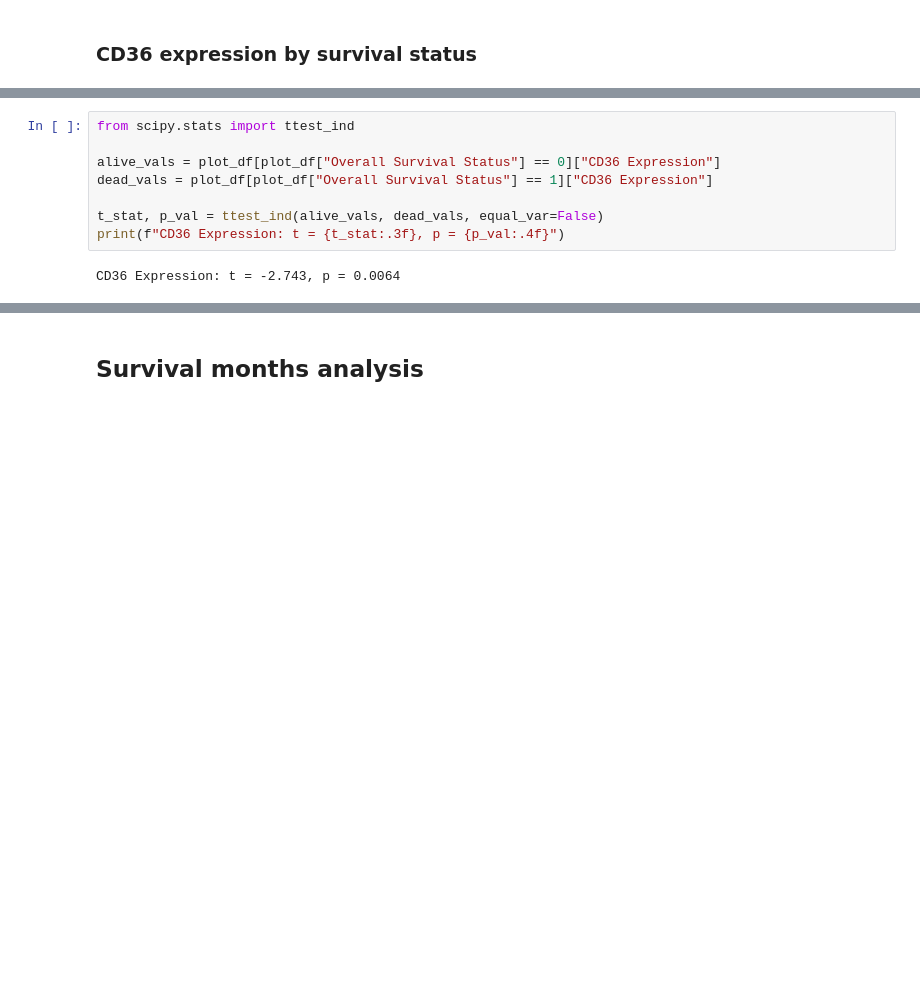
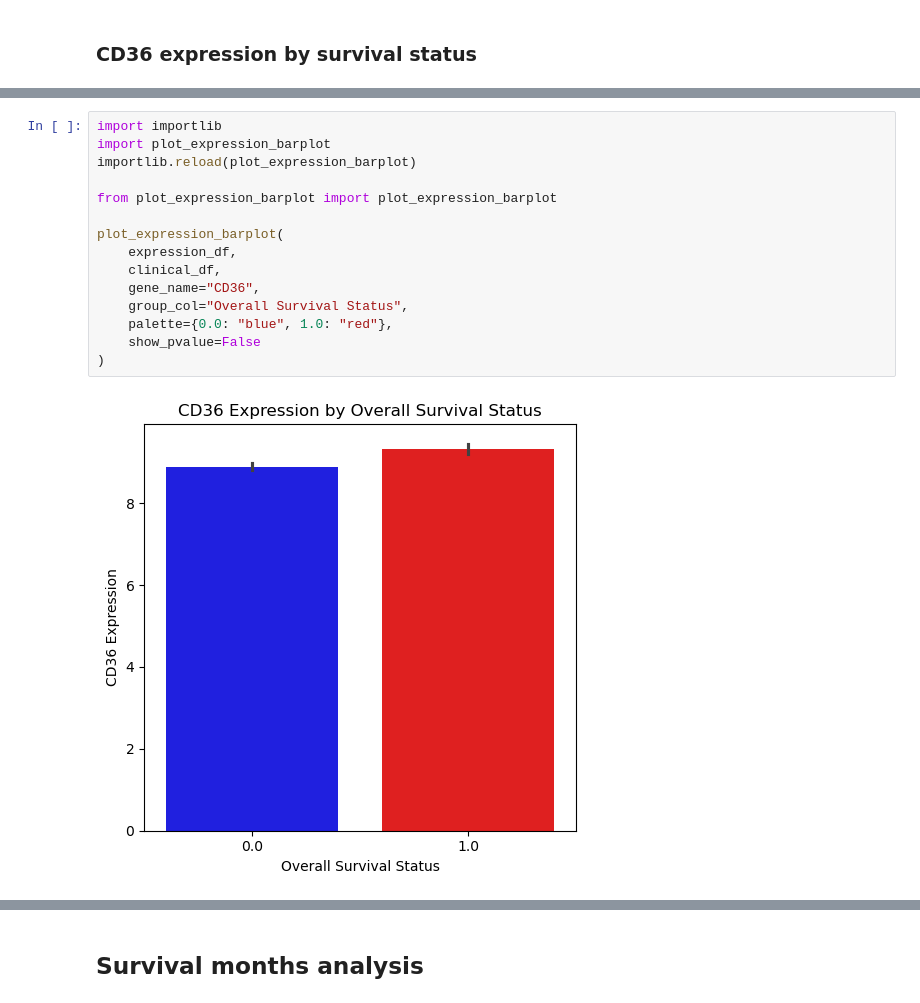
Before and after one commit to atanugiri/gastric-cancer, a Jupyter notebook: 01_Data_Analysis.ipynb, the cells around one changed output, grey strips where cells are left out. Drawn from its saved outputs; the diff is of its cells as text; blank space fills up the shorter version.

Commit message:
plot_expression_barplot.py implemented

```diff
--- a/01_Data_Analysis.ipynb
+++ b/01_Data_Analysis.ipynb
@@ -267,10 +177,17 @@ plt.show()
-# %%
-from scipy.stats import ttest_ind
-
-alive_vals = plot_df[plot_df["Overall Survival Status"] == 0]["CD36 Expression"]
-dead_vals = plot_df[plot_df["Overall Survival Status"] == 1]["CD36 Expression"]
-
-t_stat, p_val = ttest_ind(alive_vals, dead_vals, equal_var=False)
-print(f"CD36 Expression: t = {t_stat:.3f}, p = {p_val:.4f}")
-# %% [output]
-CD36 Expression: t = -2.743, p = 0.0064
+# %%
+import importlib
+import plot_expression_barplot
+importlib.reload(plot_expression_barplot)
+
+from plot_expression_barplot import plot_expression_barplot
+
+plot_expression_barplot(
+    expression_df,
+    clinical_df,
+    gene_name="CD36",
+    group_col="Overall Survival Status",
+    palette={0.0: "blue", 1.0: "red"},
+    show_pvalue=False
+)
+# %% [output]
+[figure, added]
```
Also changed, not shown: parts of 6 cells of this notebook.
